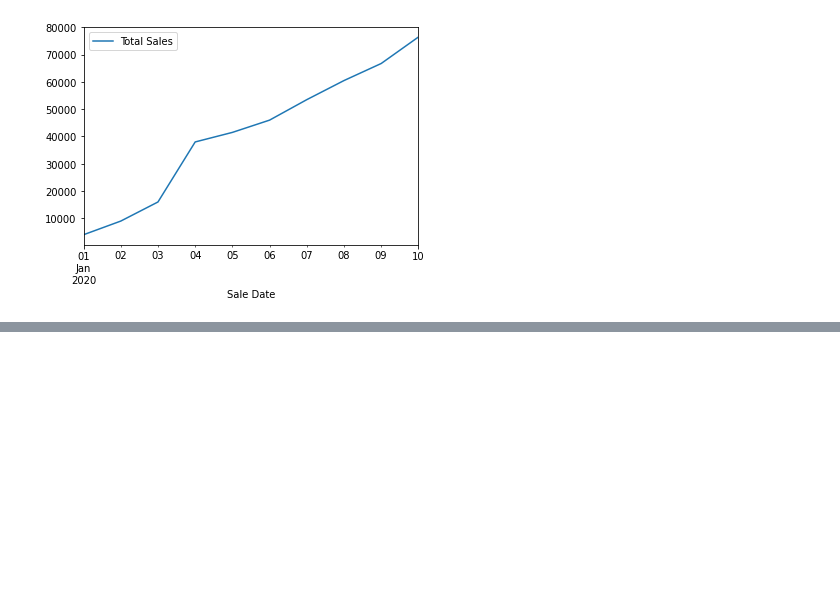
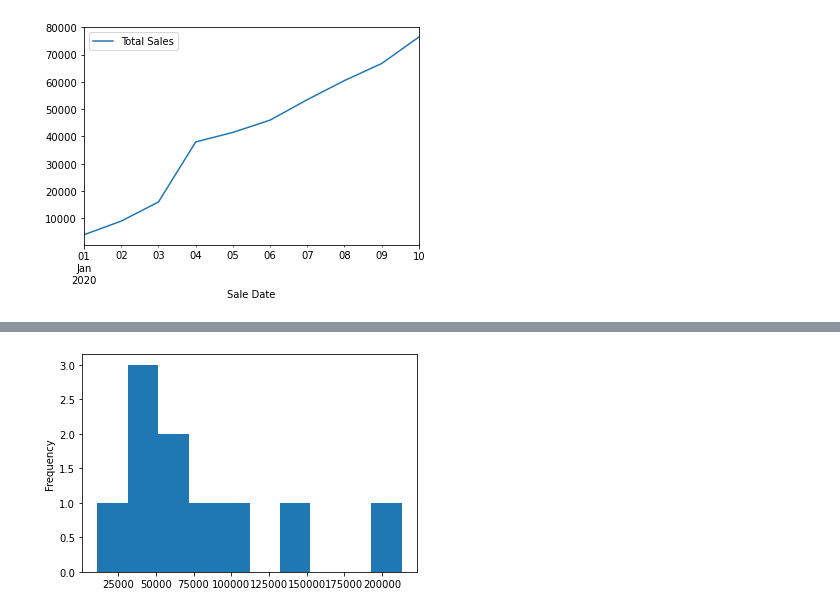
Before and after one commit to ioannis-toumpoglou/tensorflow-developer-repo, a Jupyter notebook: ml-02-introduction-to-matplotlib.ipynb, the cells around one changed output, grey strips where cells are left out. Saved outputs shown, nothing was run; the diff lists cells and outputs as text; code cells hidden in the pictures; blank space fills up the shorter version.

```diff
--- a/ml-02-introduction-to-matplotlib.ipynb
+++ b/ml-02-introduction-to-matplotlib.ipynb
@@ -315,0 +362,5 @@ car_sales.plot(x='Odometer (KM)', y='Price', kind='scatter');
+# %%
+# Histograms
+car_sales['Odometer (KM)'].plot.hist();
+# %% [output]
+[figure, added]
```
Also changed, not shown: parts of 13 cells of this notebook.
